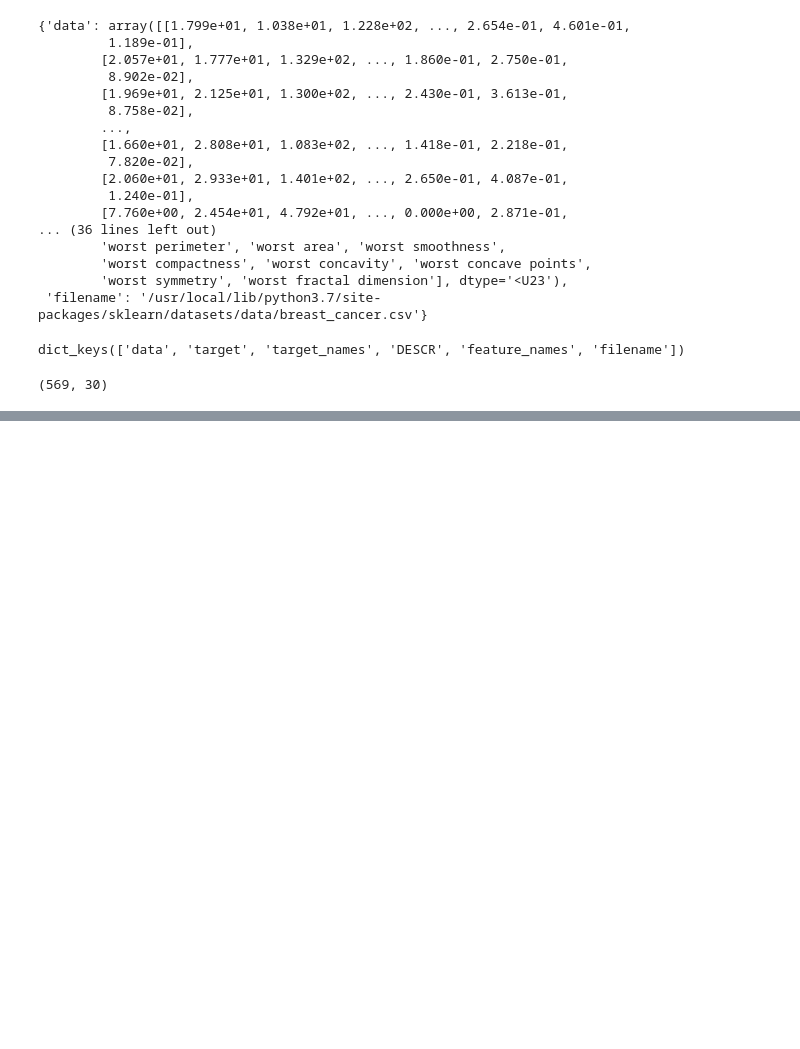
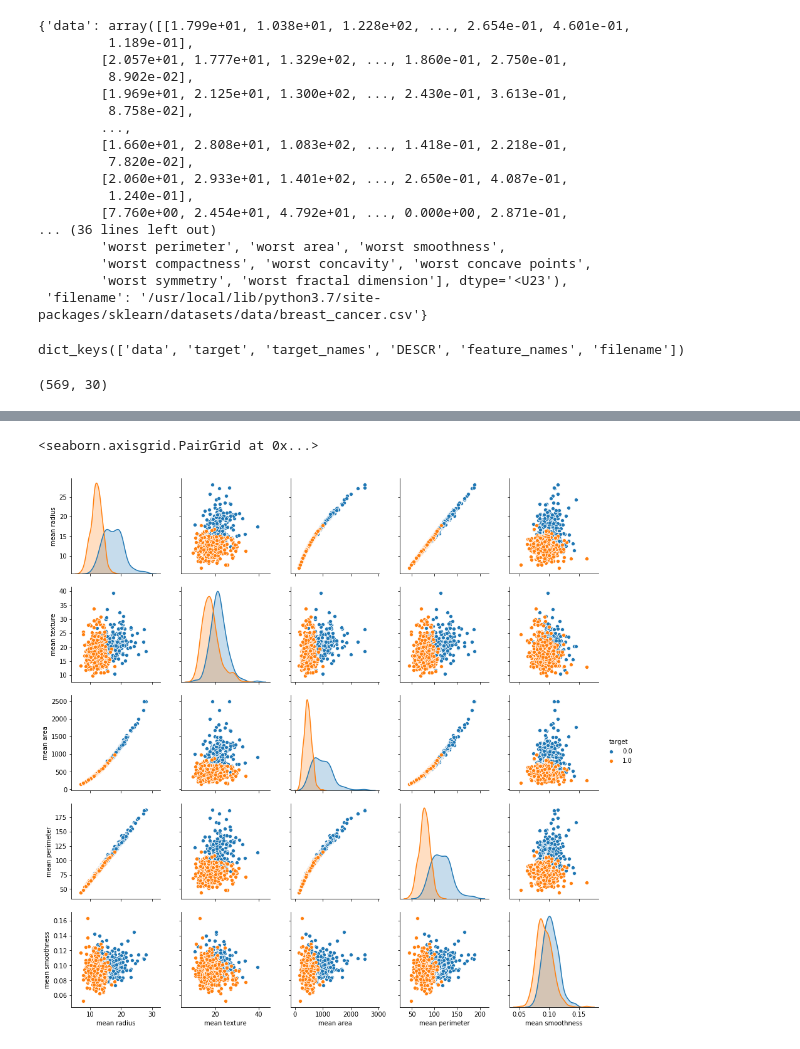
Before and after one commit to amkurian/breast-cancer-classification, a Jupyter notebook: Breast_Cancer_Classification.ipynb, the cells around one changed output, grey strips where cells are left out. Drawn from its saved outputs; the diff is of its cells as text; code cells hidden in the pictures; blank space fills up the shorter version.

Commit message:
Visualizing the data using seaborn library

```diff
--- a/Breast_Cancer_Classification.ipynb
+++ b/Breast_Cancer_Classification.ipynb
@@ -71,3 +71,8 @@ dict_keys(['data', 'target', 'target_names', 'DESCR', 'feature_names', 'filename
 cancer_data['data'].shape
 # %% [output]
 (569, 30)
+# %%
+# create a Dataframe using data
+# we are going to include 30 columns of all the feature datas plus one column of target data
+
+df_cancer_data = pd.DataFrame(np.c_[cancer_data['data'], cancer_data['target']], columns = np.append(cancer_data['feature_names'],['target']))
@@ -73,0 +94,5 @@ cancer_data['data'].shape
+# %%
+sns.pairplot(df_cancer_data, hue = 'target', vars = ['mean radius', 'mean texture', 'mean area', 'mean perimeter', 'mean smoothness'] )
+# %% [output]
+<seaborn.axisgrid.PairGrid at 0x...>
+[figure, added]
```
Also changed, not shown: parts of 9 cells of this notebook.
